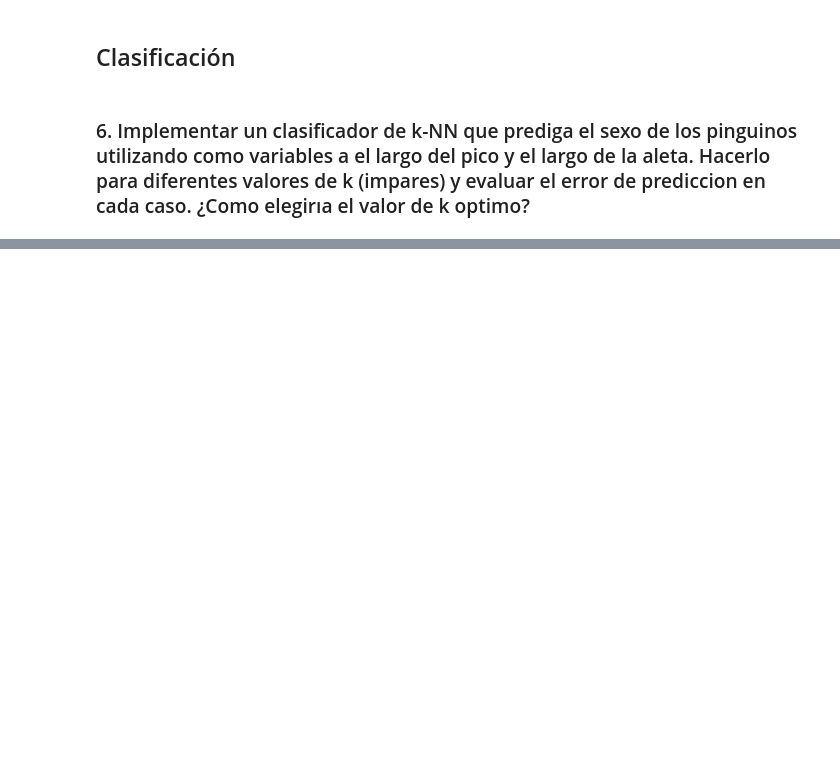
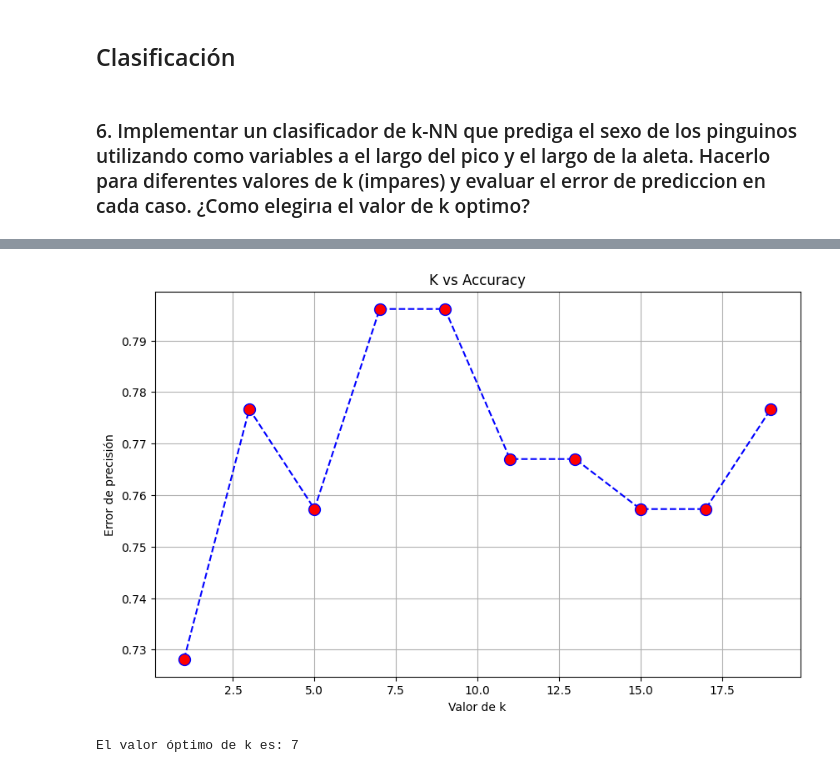
Before and after one commit to Gabrielnm7/Laboratorio-de-Datos1C24, a Jupyter notebook: Practicas/practica7.ipynb, the cells around one changed output, grey strips where cells are left out. Drawn from its saved outputs; the diff is of its cells as text; code cells hidden in the pictures; blank space fills up the shorter version.

```diff
--- a/Practicas/practica7.ipynb
+++ b/Practicas/practica7.ipynb
@@ -343,3 +350,6 @@ plt.show()
 ## Clasificación
 # %% [markdown]
 ### 6. Implementar un clasificador de k-NN que prediga el sexo de los pinguinos utilizando como variables a el largo del pico y el largo de la aleta. Hacerlo para diferentes valores de k (impares) y evaluar el error de prediccion en cada caso. ¿Como elegirıa el valor de k optimo?
+# %%
+penguins = sns.load_dataset('penguins')
+penguins
@@ -345,0 +370,41 @@ plt.show()
+# %%
+# Convertimos la variable sex a numérica
+penguins["sex"] = penguins["sex"].apply(lambda x: 1 if x =="Male" else 0)
+# Primero eliminamos nulos
+penguins = penguins.dropna()
+
+# Seleccionamos el largo del pico y el largo de la aleta y la variable a predecir
+X = penguins[['bill_length_mm', 'flipper_length_mm']]
+y = penguins['sex']
+
+# Estandarizamos los datos
+X = MinMaxScaler().set_output(transform="pandas").fit_transform(X)
+
+# Dividimos los datos en entrenamiento y testeo
+X_train, X_test, y_train, y_test = train_test_split(X, y, test_size=0.3)
+
+# Hacemos k-NN y evaluamos el error en predicción
+valores_k = range(1, 20,2)
+accuracies = []
+
+for k in valores_k:
+    knn = KNeighborsClassifier(n_neighbors=k)
+    knn.fit(X_train, y_train)
+    y_pred = knn.predict(X_test)
+    accuracies.append(accuracy_score(y_test, y_pred))
+
+# Graficamos el error de precisión
+plt.figure(figsize=(10, 6))
+plt.plot(valores_k, accuracies, color='blue', linestyle='dashed', marker='o', markerfacecolor='red', markersize=10)
+plt.title("K vs Accuracy")
+plt.xlabel('Valor de k')
+plt.ylabel('Error de precisión')
+plt.grid(True)
+plt.show()
+# %% [output]
+[figure, added]
+# %%
+optimal_k = valores_k[accuracies.index(max(accuracies))]
+print(f'El valor óptimo de k es: {optimal_k}')
+# %% [output]
+El valor óptimo de k es: 7
```
Also changed, not shown: parts of 13 cells of this notebook, 3 other files.
